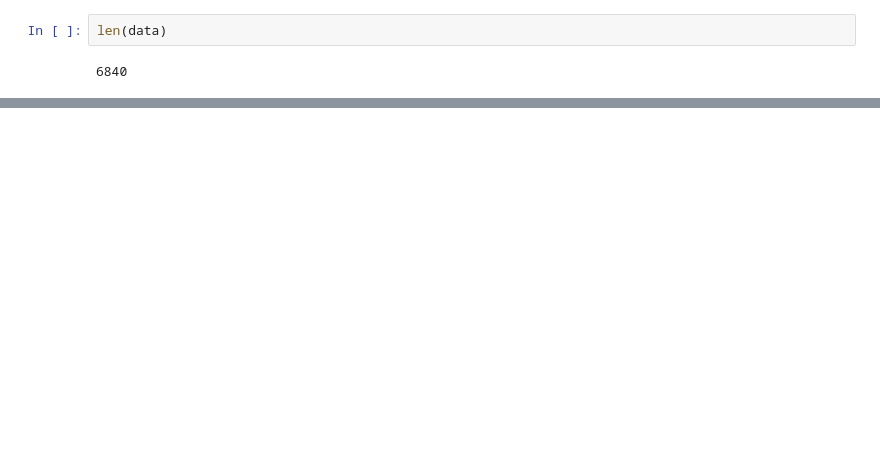
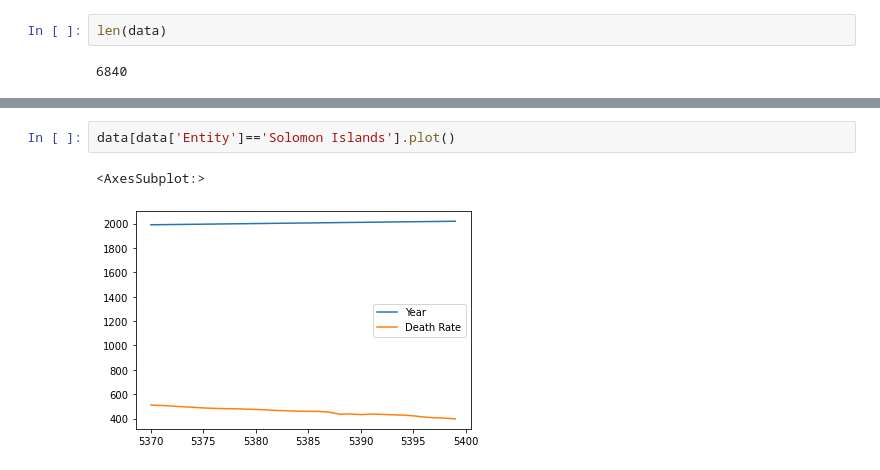
Before and after one commit to ashleyncasanova/air-quality-project, a Jupyter notebook: indoor-air-pollution.ipynb, the cells around one changed output, grey strips where cells are left out. Saved outputs shown, nothing was run; the diff lists cells and outputs as text; blank space fills up the shorter version.

```diff
--- a/indoor-air-pollution.ipynb
+++ b/indoor-air-pollution.ipynb
@@ -30,0 +114,5 @@ dtype: object
+# %%
+data[data['Entity']=='Solomon Islands'].plot()
+# %% [output]
+<AxesSubplot:>
+[figure, added]
```
Also changed, not shown: parts of 13 cells of this notebook, 1 other file.
